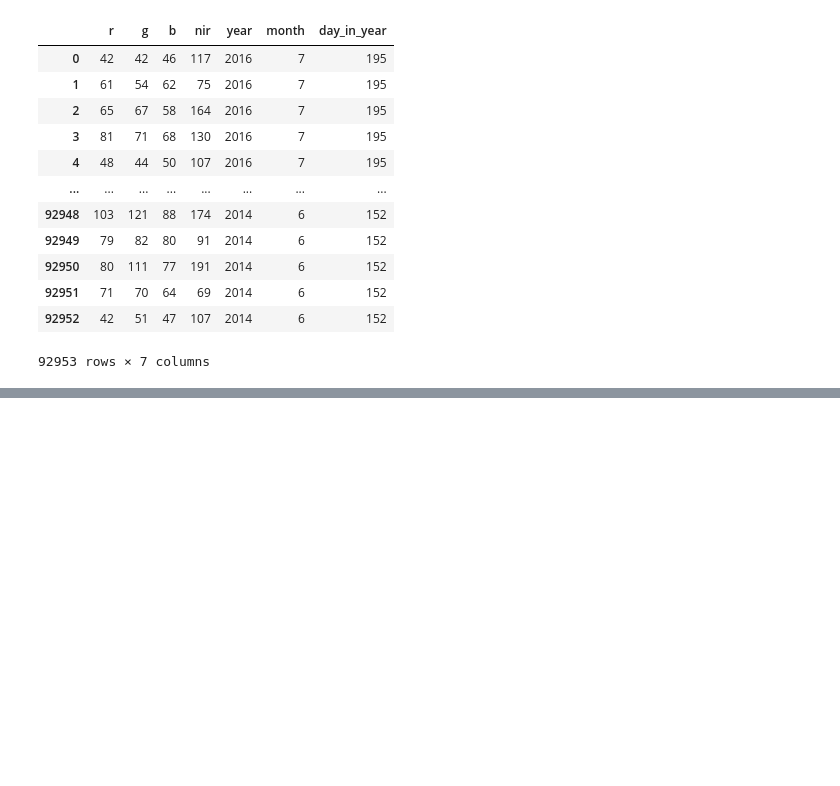
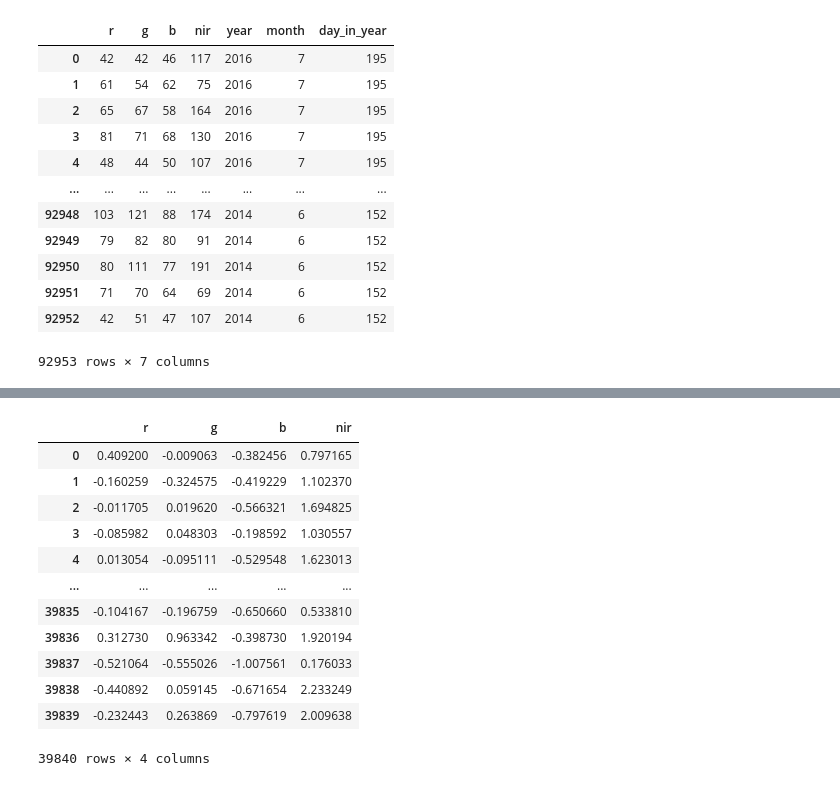
Before and after one commit to NCEAS/msai4earth-esa, a Jupyter notebook: iceplant_detection/normalize_data.ipynb, the cells around one changed output, grey strips where cells are left out. Drawn from its saved outputs; the diff is of its cells as text; code cells hidden in the pictures; blank space fills up the shorter version.

Commit message:
ran model with normalized data

```diff
--- a/iceplant_detection/normalize_data.ipynb
+++ b/iceplant_detection/normalize_data.ipynb
@@ -134,0 +167,26 @@ X_train['ndvi']= (X_train['nir']-X_train['r'])/(X_train['nir']-X_train['r'])
+# %%
+X_test = pd.read_csv(os.path.join(os.getcwd(),'data_sampling_workflow','test_set.csv'))
+
+X_test = X_test.loc[X_test['aoi']=='campus_lagoon']
+y_test = X_test.iceplant
+# %%
+X_test = X_test.loc[:,'r':'day_in_year']
+X_test = X_test.drop(['ndvi'], axis=1)
+for y in years:
+    X_test.loc[X_test.year==y, 'r':'nir'] = (X_test.loc[X_test.year==y,'r':'nir']  - all_means.sel(year=y))/all_sds.sel(year=y)
+X_test = X_test.loc[:,'r':'nir']
+X_test
+# %% [output]
+|  | r | g | b | nir |
+| 0 | 0.409200 | -0.009063 | -0.382456 | 0.797165 |
+| 1 | -0.160259 | -0.324575 | -0.419229 | 1.102370 |
+| 2 | -0.011705 | 0.019620 | -0.566321 | 1.694825 |
+| 3 | -0.085982 | 0.048303 | -0.198592 | 1.030557 |
+| 4 | 0.013054 | -0.095111 | -0.529548 | 1.623013 |
+| ... | ... | ... | ... | ... |
+| 39835 | -0.104167 | -0.196759 | -0.650660 | 0.533810 |
+| 39836 | 0.312730 | 0.963342 | -0.398730 | 1.920194 |
+| 39837 | -0.521064 | -0.555026 | -1.007561 | 0.176033 |
+| 39838 | -0.440892 | 0.059145 | -0.671654 | 2.233249 |
+| 39839 | -0.232443 | 0.263869 | -0.797619 | 2.009638 |
+39840 rows × 4 columns
```
Also changed, not shown: parts of 16 cells of this notebook.
